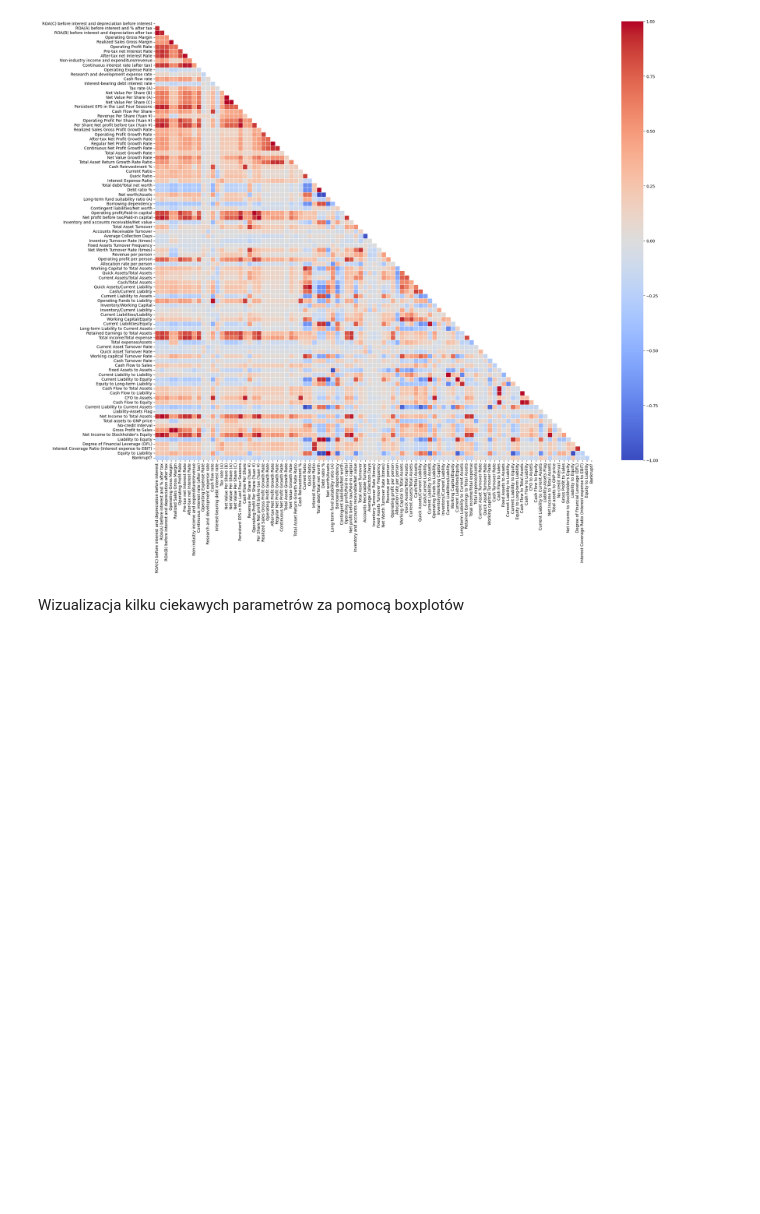
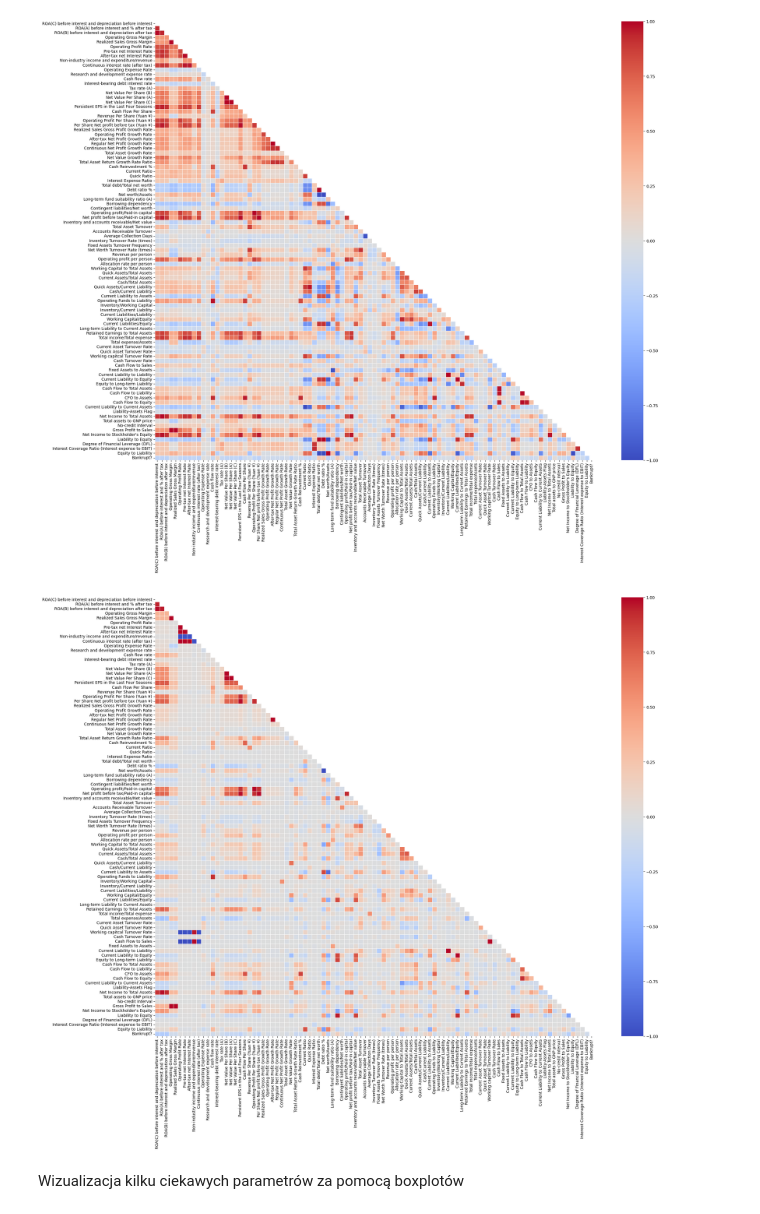
Before and after one commit to jrsh44/ML-bankruptcy-prediction, a Jupyter notebook: ml-code.ipynb, the cells around one changed output. Drawn from its saved outputs; the diff is of its cells as text; code cells hidden in the pictures; blank space fills up the shorter version.

Commit message:
2 - Add pearson matrix

```diff
--- a/ml-code.ipynb
+++ b/ml-code.ipynb
@@ -124,6 +124,16 @@ sns.heatmap(spearman_corr, mask=mask, square=True, linewidths=0.5, cmap='coolwar
 plt.show()
 # %% [output]
 [figure]
+# %%
+train_data = pd.concat([x_train, y_train], axis=1)
+pearson_corr = train_data.corr('pearson')
+mask = np.triu(np.ones_like(pearson_corr, dtype=bool))
+
+plt.figure(figsize=(25, 20))
+sns.heatmap(pearson_corr, mask=mask, square=True, linewidths=0.5, cmap='coolwarm')
+plt.show()
+# %% [output]
+[figure, added]
 # %% [markdown]
 Wizualizacja kilku ciekawych parametrów za pomocą boxplotów
 # %%
```
Also changed, not shown: parts of 5 cells of this notebook.
